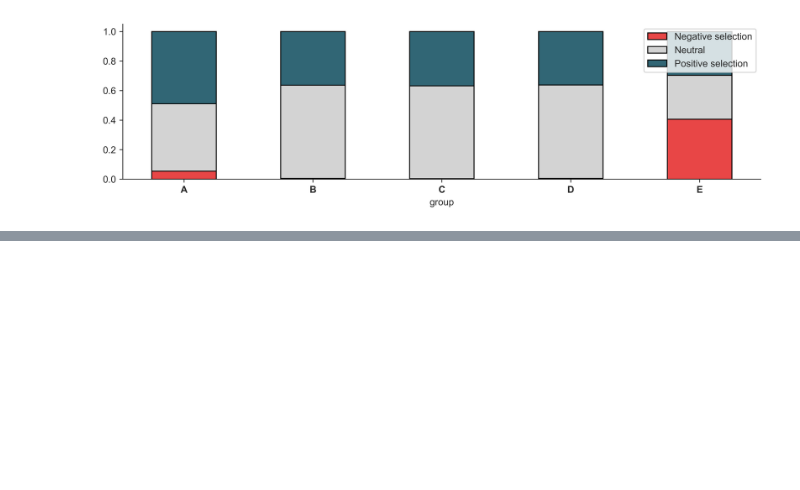
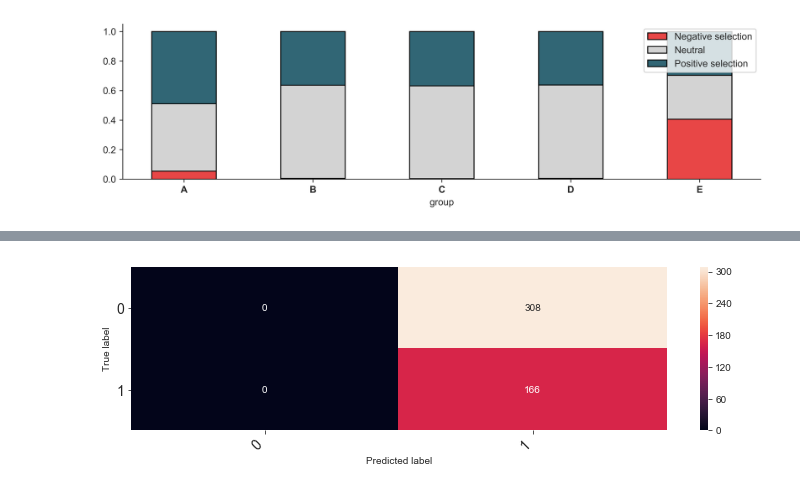
Before and after one commit to cbg-ethz/shm, a Jupyter notebook: analysis/a-structured_hierarchical_linear_models.ipynb, the cells around one changed output, grey strips where cells are left out. Cells and saved outputs as stored; diff of their text form; code cells hidden in the pictures; blank space fills up the shorter version.

```diff
--- a/analysis/a-structured_hierarchical_linear_models.ipynb
+++ b/analysis/a-structured_hierarchical_linear_models.ipynb
@@ -367,0 +499,5 @@ plt.show()
+# %%
+cm = confusion_matrix(df.truth.values, df.predicted.values)
+s = print_confusion_matrix(cm, ["0", "1"])
+# %% [output]
+[figure, added]
```
Also changed, not shown: parts of 13 cells of this notebook, 1 other file.
